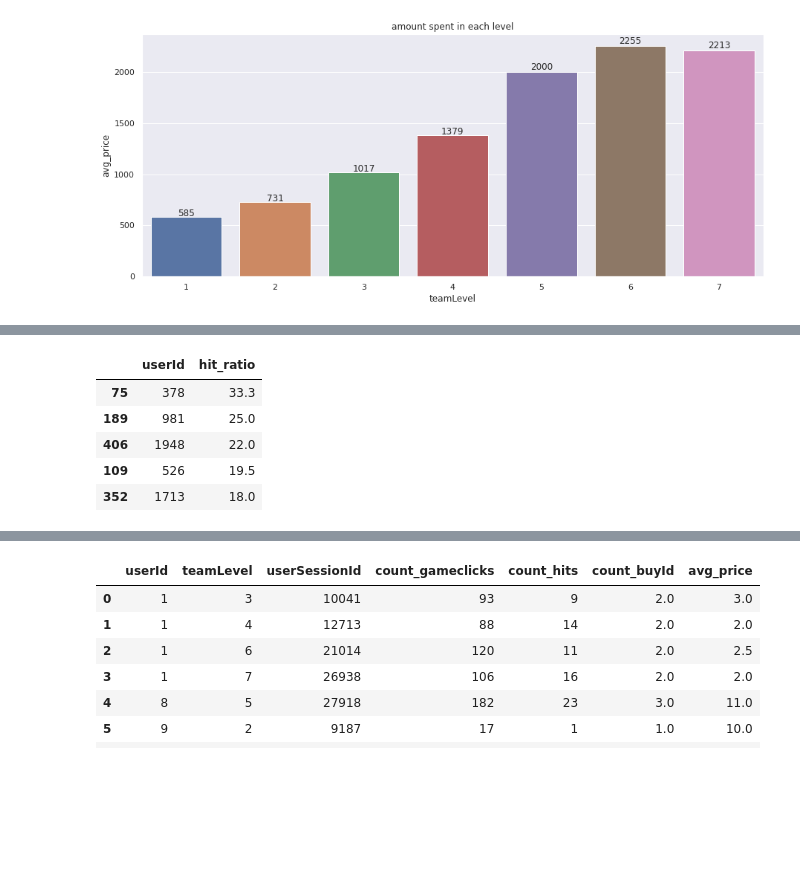
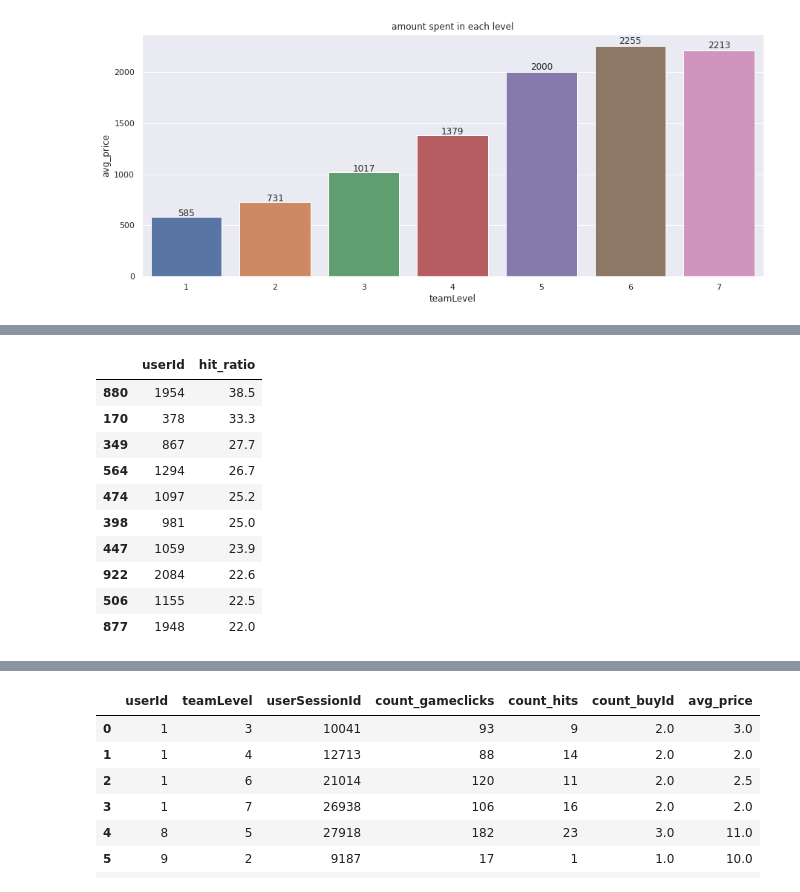
Before and after one commit to Claudbest1/Big-data-Management, a Jupyter notebook: EDA.ipynb, the cells around one changed output, grey strips where cells are left out. Drawn from its saved outputs; the diff is of its cells as text; code cells hidden in the pictures; blank space fills up the shorter version.

```diff
--- a/EDA.ipynb
+++ b/EDA.ipynb
@@ -488,11 +597,16 @@ aa.head()
 # %%
 aa_ten=aa.iloc[:10,[0,7]]
 # %%
-aa_ten.head()
+aa_ten
 # %% [output]
 |  | userId | hit_ratio |
-| 75 | 378 | 33.3 |
-| 189 | 981 | 25.0 |
-| 406 | 1948 | 22.0 |
-| 109 | 526 | 19.5 |
-| 352 | 1713 | 18.0 |
+| 880 | 1954 | 38.5 |
+| 170 | 378 | 33.3 |
+| 349 | 867 | 27.7 |
+| 564 | 1294 | 26.7 |
+| 474 | 1097 | 25.2 |
+| 398 | 981 | 25.0 |
+| 447 | 1059 | 23.9 |
+| 922 | 2084 | 22.6 |
+| 506 | 1155 | 22.5 |
+| 877 | 1948 | 22.0 |
```
Also changed, not shown: parts of 38 cells of this notebook.
